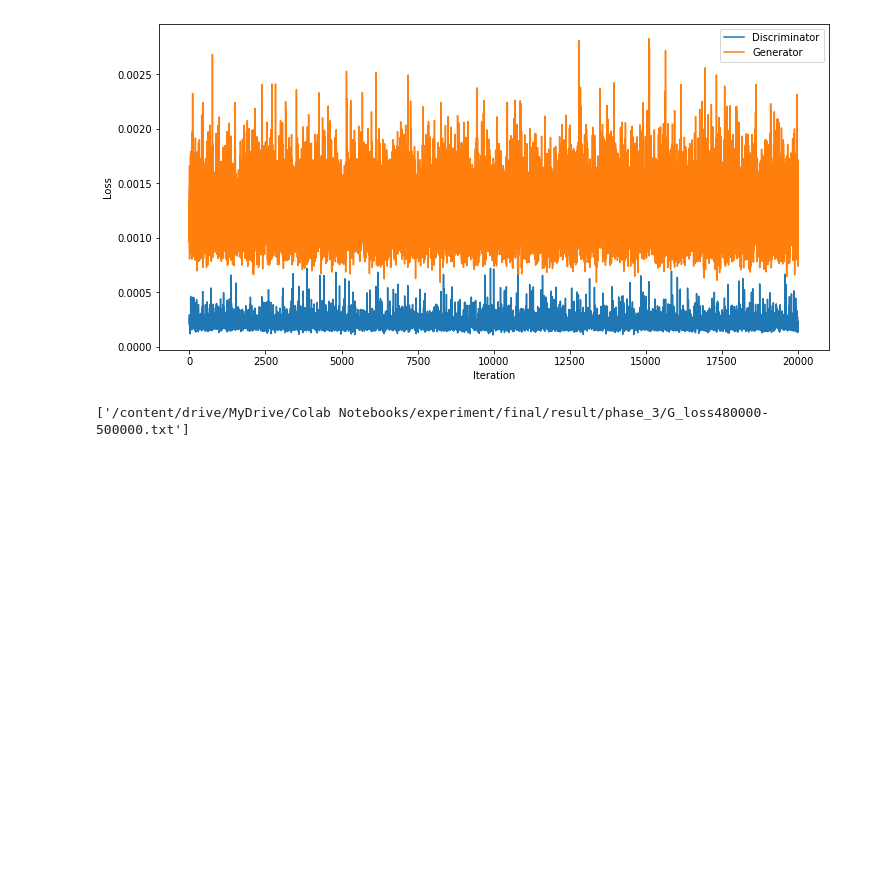
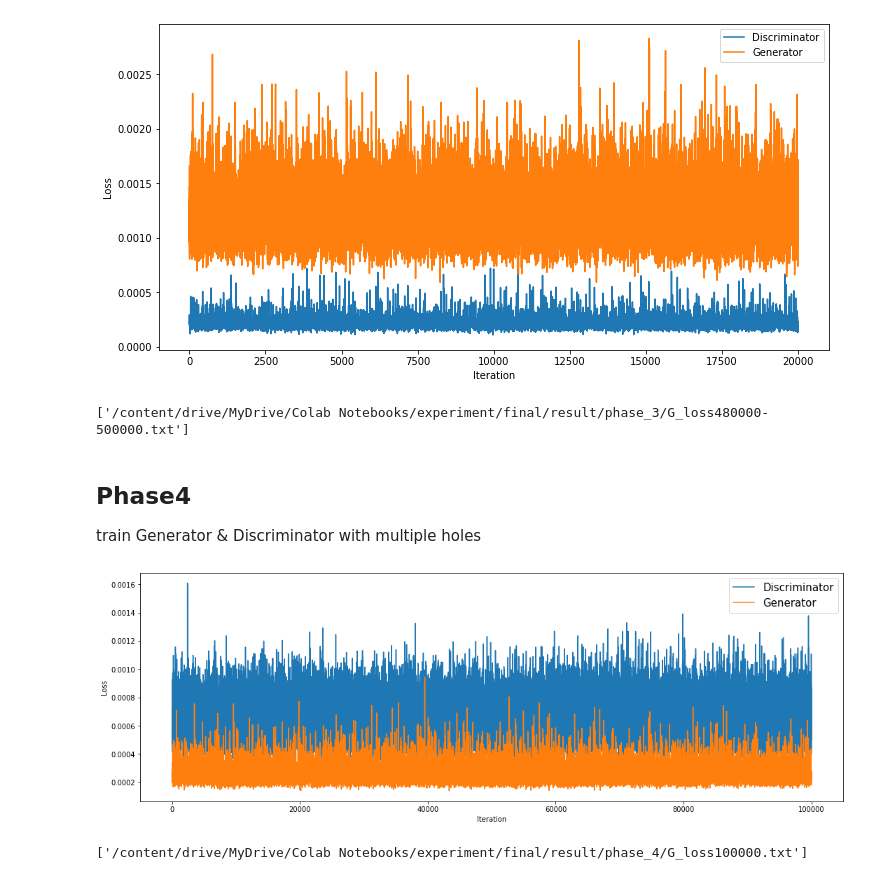
Before and after one commit to nomnomnonono/Image-Completion, a Jupyter notebook: GLCIC/GLCIC.ipynb, the cells around one changed output. Saved outputs shown, nothing was run; the diff lists cells and outputs as text; code cells hidden in the pictures; blank space fills up the shorter version.

Commit message:
add phase4: multiple holes

```diff
--- a/GLCIC/GLCIC.ipynb
+++ b/GLCIC/GLCIC.ipynb
@@ -60,20 +60,25 @@ result_dir = "/content/drive/MyDrive/Colab Notebooks/experiment/final/result"
 recursive_search = False
 data_parallel = False
 device = torch.device('cuda')
-init_model_cn = os.path.join(result_dir, 'phase_3', 'cn_step480000.pth')
-init_model_cd = os.path.join(result_dir, 'phase_3', 'cd_step480000.pth')
+init_model_cn = os.path.join(result_dir, 'phase_4', 'cn_step40000.pth')
+init_model_cd = os.path.join(result_dir, 'phase_4', 'cd_step40000.pth')
 cn_input_size = 120
 ld_input_size = 72
 hole_min_w = 36
 hole_max_w = 72
 hole_min_h = 36
 hole_max_h = 72
+n_holes = 4
+radius_min = 30
+radius_max = 40
 steps1 = 90000
 steps2 = 10000
 steps3 = 400000
+steps4 = 100000
 snaperiod1 = 10000
 snaperiod2 = 1000
 snaperiod3 = 10000
+snaperiod4 = 10000
 bsize = 16
 bdivs = 1
 alpha = 4e-4
@@ -493,10 +503,3 @@ plt.legend()
 # %% [output]
 <matplotlib.legend.Legend at 0x...>
 [figure]
-# %%
-a = mask*output + x-x*mask
-imgs = torch.cat((
-              x.cpu(),
-              x_mask.cpu(),
-              a.cpu()
-          ), dim=0)
@@ -507,3 +508,6 @@ joblib.dump(D_loss2, os.path.join(result_dir, 'phase_3', 'D_loss480000-500000.tx
 joblib.dump(G_loss2, os.path.join(result_dir, 'phase_3', 'G_loss480000-500000.txt'))
 # %% [output]
 ['/content/drive/MyDrive/Colab Notebooks/experiment/final/result/phase_3/G_loss480000-500000.txt']
+# %% [markdown]
+## Phase4
+train Generator & Discriminator with multiple holes
@@ -509,0 +517,15 @@ joblib.dump(G_loss2, os.path.join(result_dir, 'phase_3', 'G_loss480000-500000.tx
+# %%
+model_cn = CompletionNetwork()
+model_cn.load_state_dict(torch.load(os.path.join(result_dir, 'phase_4', 'cn_step40000.pth'), map_location='cpu'))
+model_cn = model_cn.to(device)
+opt_cn = Adadelta(model_cn.parameters())
+G_loss4 = []
+model_cd = ContextDiscriminator(
+    local_input_shape=(3, ld_input_size, ld_input_size),
+    global_input_shape=(3, cn_input_size, cn_input_size)
+)
+model_cd.load_state_dict(torch.load(os.path.join(result_dir, 'phase_4', 'cd_step40000.pth'), map_location='cpu'))
+model_cd = model_cd.to(device)
+opt_cd = Adadelta(model_cd.parameters())
+loss_cd = BCELoss()
+D_loss4 = []
@@ -509,0 +648,15 @@ joblib.dump(G_loss2, os.path.join(result_dir, 'phase_3', 'G_loss480000-500000.tx
+# %%
+fig = plt.figure(figsize=(18,6))
+plt.plot(G_loss4, label='Discriminator')
+plt.plot(D_loss4, label='Generator')
+plt.xlabel('Iteration')
+plt.ylabel('Loss')
+plt.legend(fontsize=15)
+fig.savefig(os.path.join(result_dir, 'phase_4', 'DG_loss100000.png'))
+# %% [output]
+[figure, added]
+# %%
+joblib.dump(D_loss4, os.path.join(result_dir, 'phase_4', 'D_loss100000.txt'))
+joblib.dump(G_loss4, os.path.join(result_dir, 'phase_4', 'G_loss100000.txt'))
+# %% [output]
+['/content/drive/MyDrive/Colab Notebooks/experiment/final/result/phase_4/G_loss100000.txt']
```
Also changed, not shown: parts of 10 cells of this notebook.
